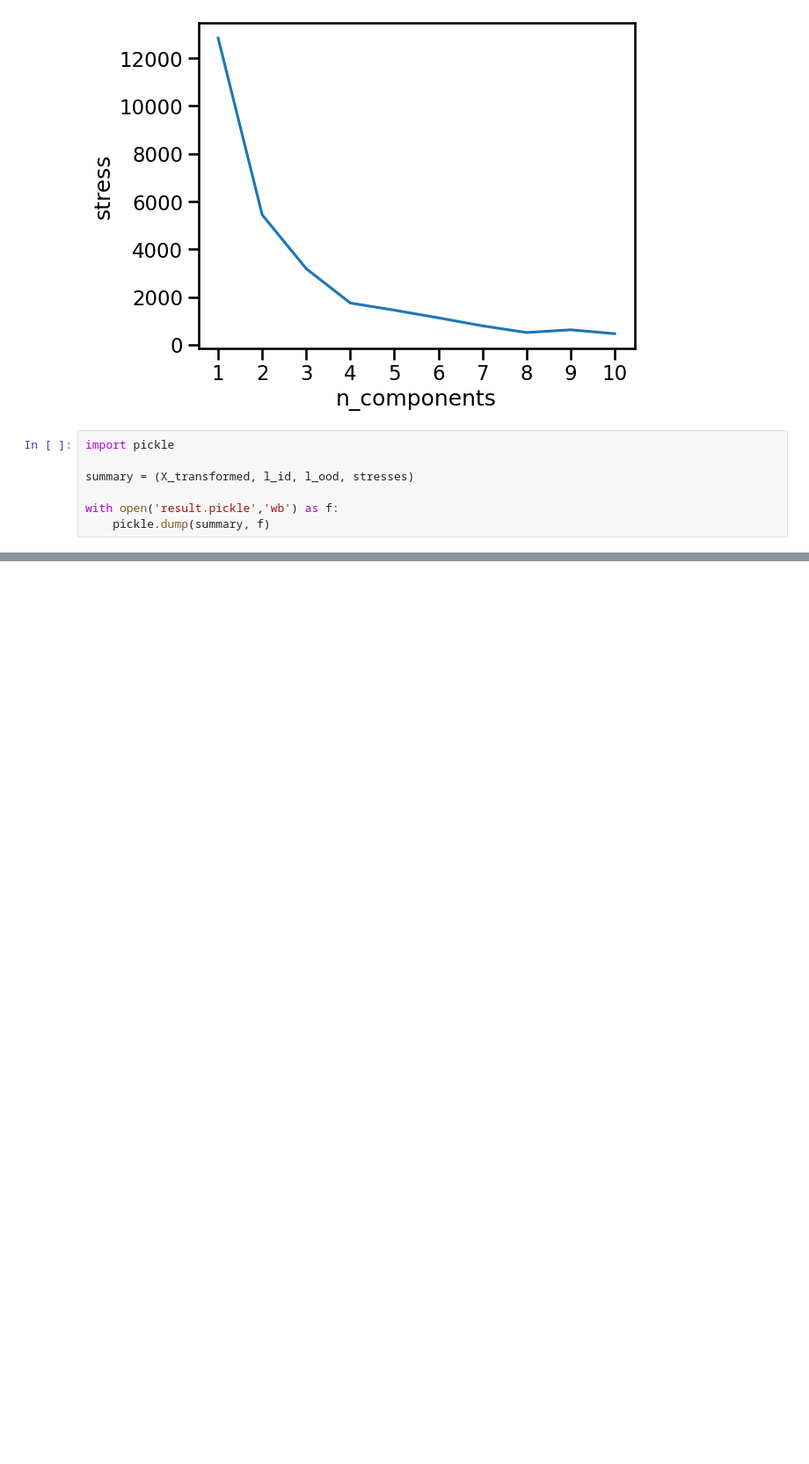
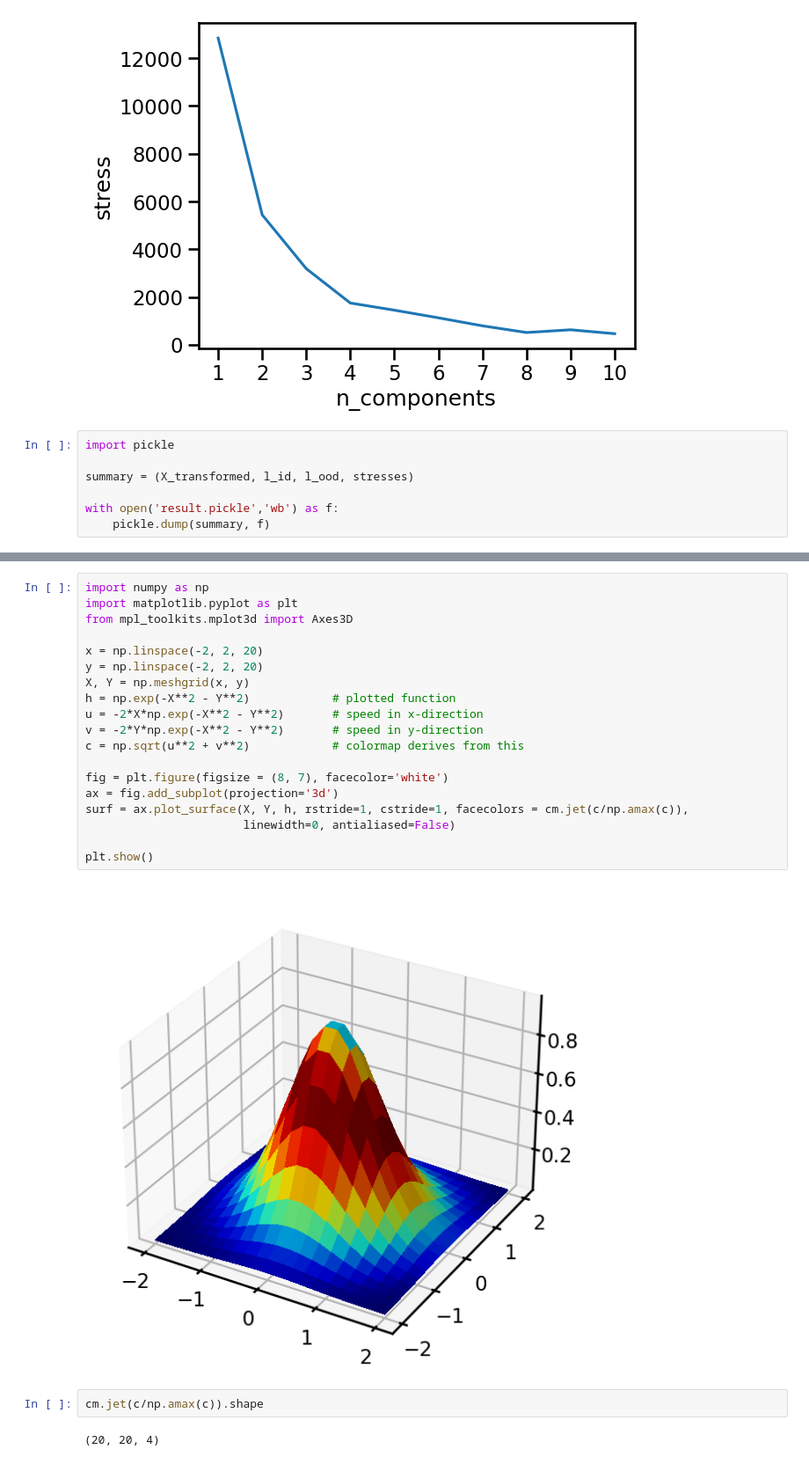
Before and after one commit to neurodata/CEP_experiments, a Jupyter notebook: ood_exp.ipynb, the cells around one changed output, grey strips where cells are left out. Shown at 88% size. Drawn from its saved outputs; the diff is of its cells as text; blank space fills up the shorter version.

```diff
--- a/ood_exp.ipynb
+++ b/ood_exp.ipynb
@@ -132,0 +220,25 @@ with open('result.pickle','wb') as f:
+# %%
+import numpy as np
+import matplotlib.pyplot as plt
+from mpl_toolkits.mplot3d import Axes3D
+
+x = np.linspace(-2, 2, 20)
+y = np.linspace(-2, 2, 20)
+X, Y = np.meshgrid(x, y)
+h = np.exp(-X**2 - Y**2)            # plotted function
+u = -2*X*np.exp(-X**2 - Y**2)       # speed in x-direction
+v = -2*Y*np.exp(-X**2 - Y**2)       # speed in y-direction
+c = np.sqrt(u**2 + v**2)            # colormap derives from this
+
+fig = plt.figure(figsize = (8, 7), facecolor='white')
+ax = fig.add_subplot(projection='3d')
+surf = ax.plot_surface(X, Y, h, rstride=1, cstride=1, facecolors = cm.jet(c/np.amax(c)),
+                       linewidth=0, antialiased=False)
+
+plt.show()
+# %% [output]
+[figure, added]
+# %%
+cm.jet(c/np.amax(c)).shape
+# %% [output]
+(20, 20, 4)
```
Also changed, not shown: parts of 13 cells of this notebook, 2 other files.
